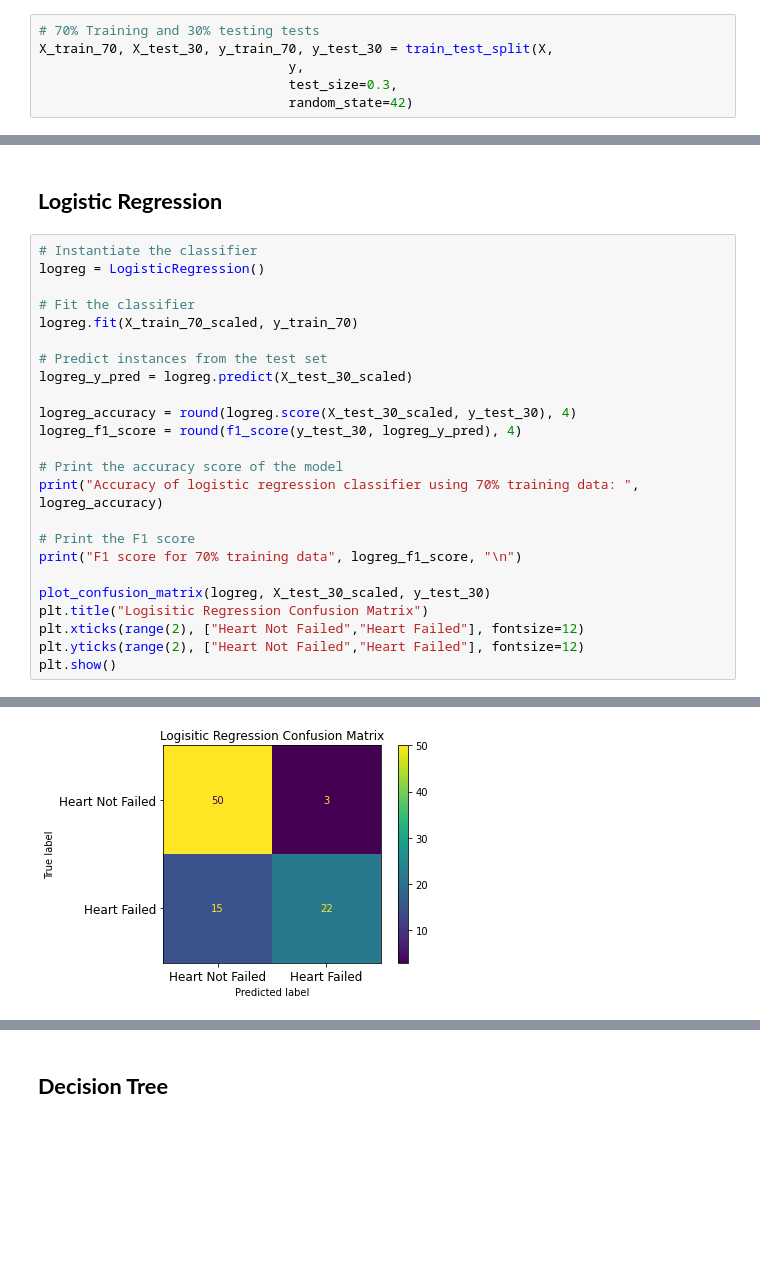
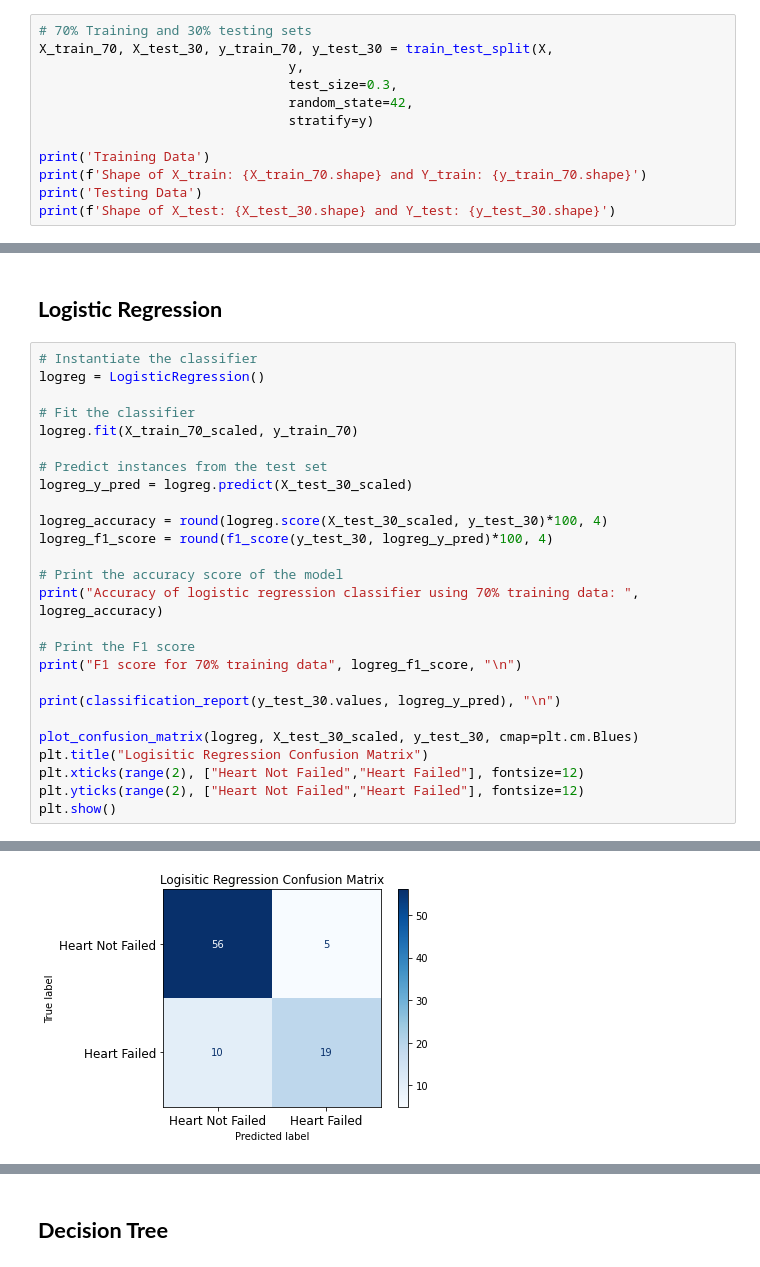
Before and after one commit to QLan9376/Csc46000, a Jupyter notebook: build_model.ipynb, the cells around one changed output, grey strips where cells are left out. Drawn from its saved outputs; the diff is of its cells as text; blank space fills up the shorter version.

```diff
--- a/build_model.ipynb
+++ b/build_model.ipynb
@@ -53,6 +49,12 @@ y = df['DEATH_EVENT']
 # %%
-# 70% Training and 30% testing tests
+# 70% Training and 30% testing sets
 X_train_70, X_test_30, y_train_70, y_test_30 = train_test_split(X,
                                 y,
                                 test_size=0.3,
-                                random_state=42)
+                                random_state=42,
+                                stratify=y)
+
+print('Training Data')
+print(f'Shape of X_train: {X_train_70.shape} and Y_train: {y_train_70.shape}')
+print('Testing Data')
+print(f'Shape of X_test: {X_test_30.shape} and Y_test: {y_test_30.shape}')
@@ -91,8 +120,8 @@ logreg.fit(X_train_70_scaled, y_train_70)
 # Predict instances from the test set
 logreg_y_pred = logreg.predict(X_test_30_scaled)
 
-logreg_accuracy = round(logreg.score(X_test_30_scaled, y_test_30), 4)
-logreg_f1_score = round(f1_score(y_test_30, logreg_y_pred), 4)
+logreg_accuracy = round(logreg.score(X_test_30_scaled, y_test_30)*100, 4)
+logreg_f1_score = round(f1_score(y_test_30, logreg_y_pred)*100, 4)
 
 # Print the accuracy score of the model
 print("Accuracy of logistic regression classifier using 70% training data: ", logreg_accuracy)
@@ -100,7 +129,9 @@ print("Accuracy of logistic regression classifier using 70% training data: ", lo
 # Print the F1 score
 print("F1 score for 70% training data", logreg_f1_score, "\n")
 
-plot_confusion_matrix(logreg, X_test_30_scaled, y_test_30)
+print(classification_report(y_test_30.values, logreg_y_pred), "\n")
+
+plot_confusion_matrix(logreg, X_test_30_scaled, y_test_30, cmap=plt.cm.Blues)
 plt.title("Logisitic Regression Confusion Matrix")
 plt.xticks(range(2), ["Heart Not Failed","Heart Failed"], fontsize=12)
 plt.yticks(range(2), ["Heart Not Failed","Heart Failed"], fontsize=12)
@@ -111,4 +151,4 @@ F1 score for 70% training data 0.7097
-[figure, old version]
+[figure, new version]
 # %%
 logreg_y_test = np.array(y_test_30)
 logreg_result_compare = np.concatenate((logreg_y_test.reshape(len(y_test_30), 1), logreg_y_pred.reshape(len(logreg_y_pred), 1)), 1)
```
Also changed, not shown: parts of 35 cells of this notebook.
